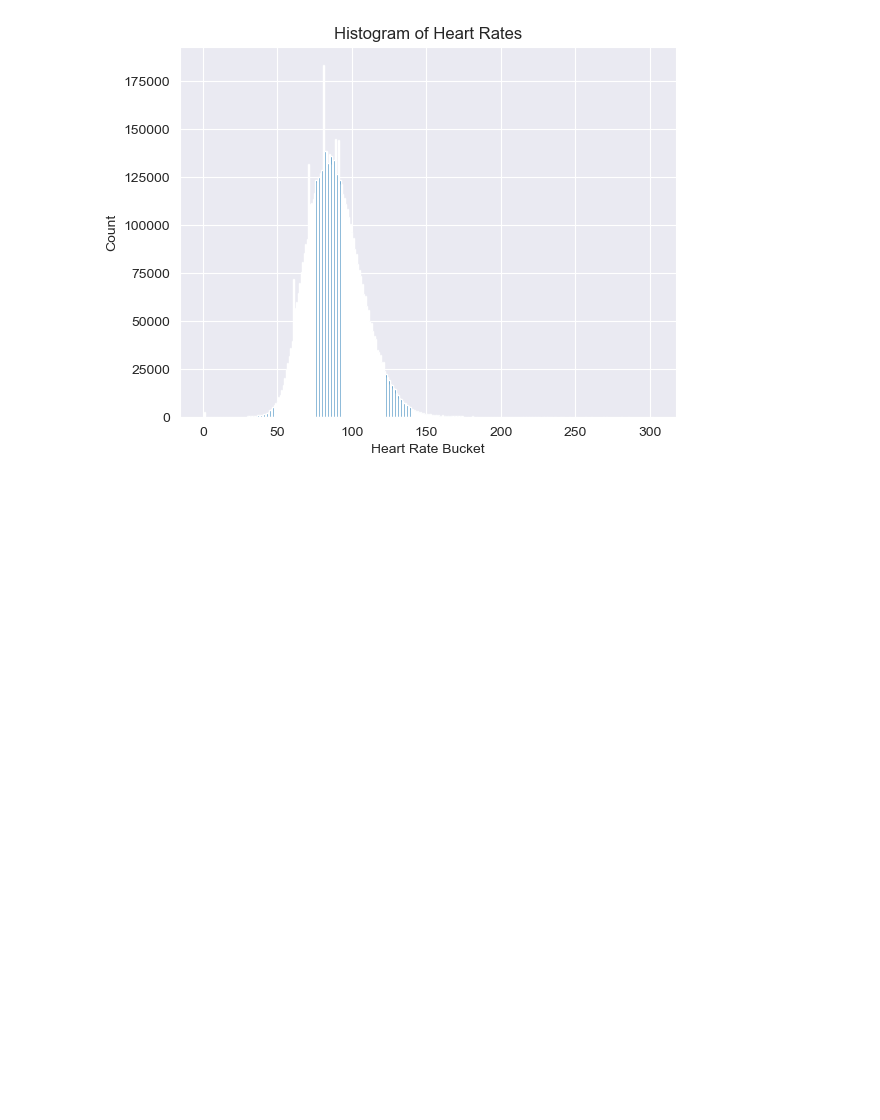
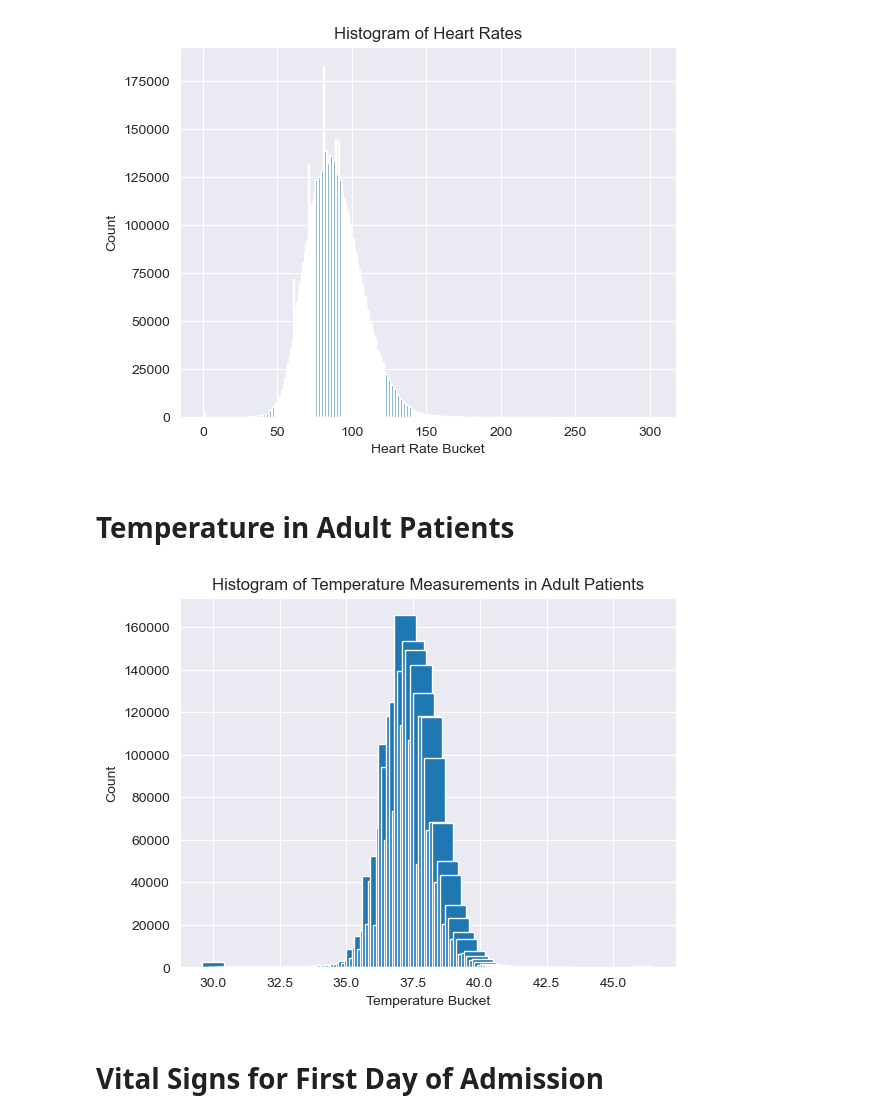
Before and after one commit to drama-404/FuzzyMedNet, a Jupyter notebook: data_viz/vital_signs.ipynb, the cells around one changed output. Cells and saved outputs as stored; diff of their text form; code cells hidden in the pictures; blank space fills up the shorter version.

```diff
--- a/data_viz/vital_signs.ipynb
+++ b/data_viz/vital_signs.ipynb
@@ -59,3 +59,56 @@ plt.ylabel('Count')
 plt.show()
 # %% [output]
 [figure]
+# %% [markdown]
+# Temperature in Adult Patients
+# %%
+query  = \
+"""
+WITH agetbl AS
+(
+  SELECT ad.subject_id, ad.hadm_id
+  FROM admissions ad
+  INNER JOIN patients p
+  ON ad.subject_id = p.subject_id
+  WHERE
+  -- filter to only adults
+  EXTRACT(YEAR FROM age(ad.admittime, p.dob)) > 15
+  -- group by subject_id to ensure there is only 1 subject_id per row
+  group by ad.subject_id, ad.hadm_id
+)
+, temp as
+(
+  SELECT width_bucket(
+      CASE
+        WHEN itemid IN (223762, 676, 677) THEN valuenum -- celsius
+        WHEN itemid IN (223761, 678, 679) THEN (valuenum - 32) * 5 / 9 --fahrenheit
+      END
+    , 30, 45, 160) AS bucket
+  FROM chartevents ce
+  INNER JOIN agetbl
+  ON ce.hadm_id = agetbl.hadm_id
+  WHERE itemid IN
+  (
+      676 -- Temperature C
+    , 677 -- Temperature C (calc)
+    , 678 -- Temperature F
+    , 679 -- Temperature F (calc)
+    , 223761 -- Temperature Fahrenheit
+    , 223762 -- Temperature Celsius
+  )
+)
+SELECT round((cast(bucket as numeric)/10) + 30,2) as temperature, count(*)
+FROM temp
+GROUP BY bucket
+ORDER BY bucket;
+"""
+temperature_adults = query_data(query, con)
+plt.bar(temperature_adults['temperature'], temperature_adults['count'])
+plt.title('Histogram of Temperature Measurements in Adult Patients')
+plt.xlabel('Temperature Bucket')
+plt.ylabel('Count')
+plt.show()
+# %% [output]
+[figure, added]
+# %% [markdown]
+# Vital Signs for First Day of Admission
```
Also changed, not shown: parts of 5 cells of this notebook, 1 other file.
